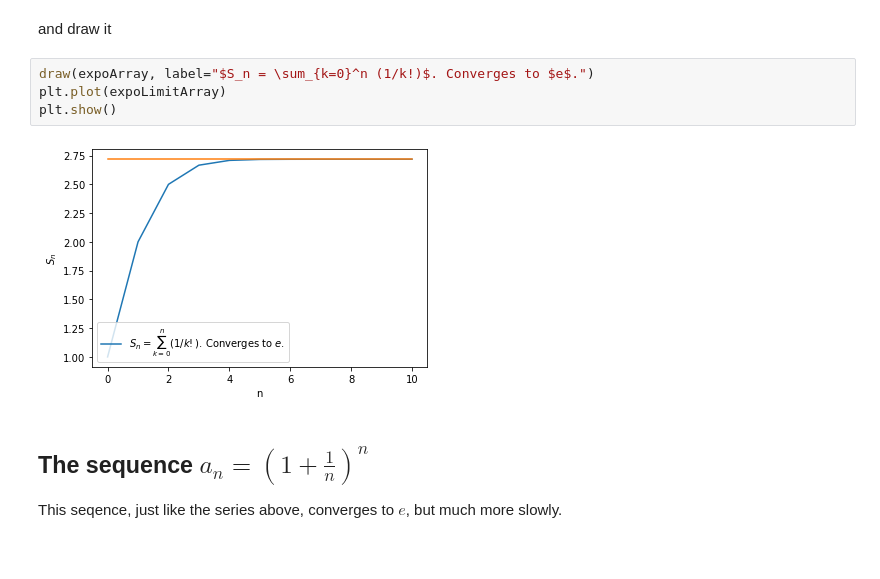
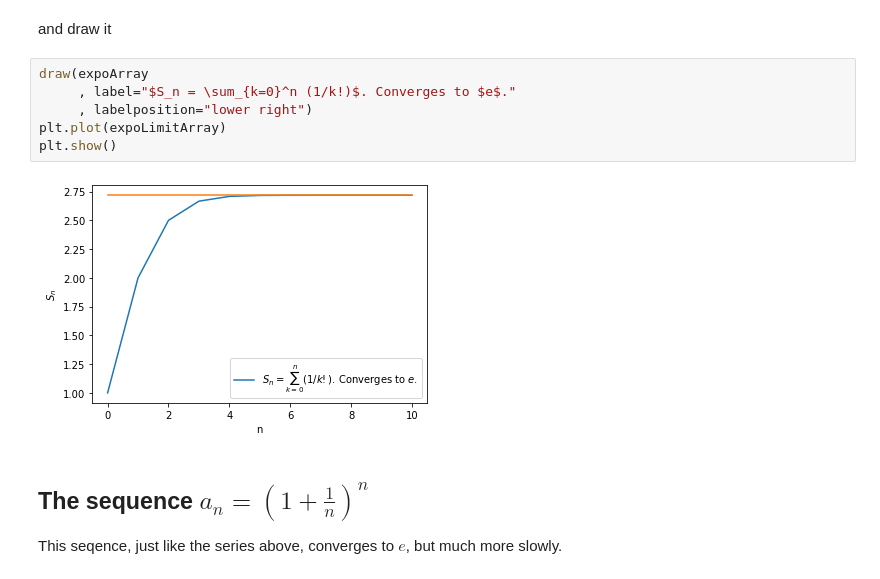
Before and after one commit to JonasRademacker/JupyterNotebooksForTeachingMath, a Jupyter notebook: Sequences and Series.ipynb, the cells around one changed output. Drawn from its saved outputs; the diff is of its cells as text.

```diff
--- a/Sequences and Series.ipynb
+++ b/Sequences and Series.ipynb
@@ -264,11 +271,13 @@ expoLimitArray = np.ones(n+1)*np.exp(1) # this series converges to e
 # %% [markdown]
 and draw it
 # %%
-draw(expoArray, label="$S_n = \sum_{k=0}^n (1/k!)$. Converges to $e$.")
+draw(expoArray
+     , label="$S_n = \sum_{k=0}^n (1/k!)$. Converges to $e$."
+     , labelposition="lower right")
 plt.plot(expoLimitArray)
 plt.show()
 # %% [output]
-[figure, old version]
+[figure, new version]
 # %% [markdown]
 ## The sequence $a_n = \left(1 + \frac{1}{n}\right)^n$
 This seqence, just like the series above, converges to $e$, but much more slowly.
```
Also changed, not shown: parts of 6 cells of this notebook.
